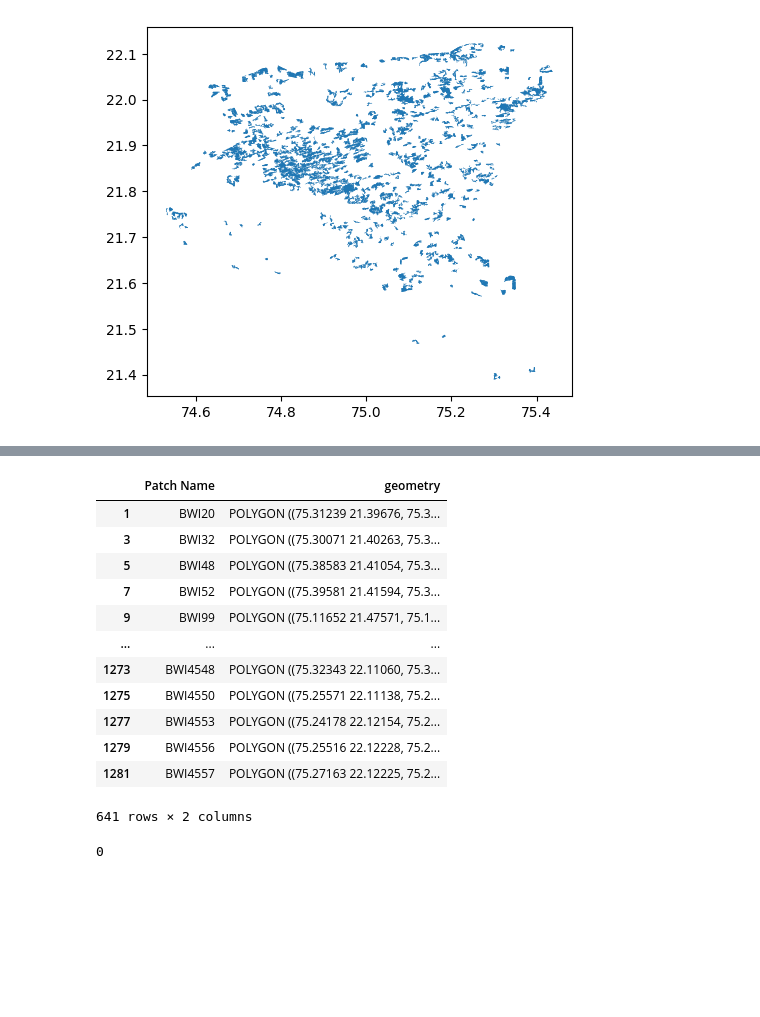
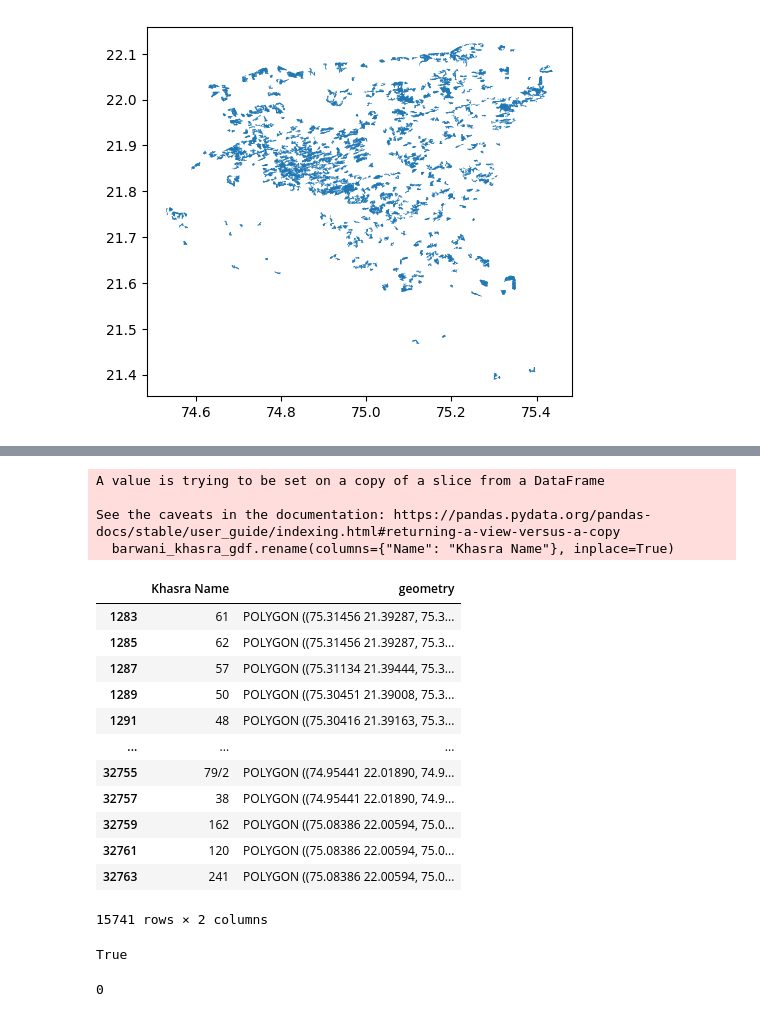
Before and after one commit to IDinsight/idinsight-solar-parks, a Jupyter notebook: notebooks/solar_parks_01_preprocessing.ipynb, the cells around one changed output, grey strips where cells are left out. Cells and saved outputs as stored; diff of their text form; code cells hidden in the pictures; blank space fills up the shorter version.

```diff
--- a/notebooks/solar_parks_01_preprocessing.ipynb
+++ b/notebooks/solar_parks_01_preprocessing.ipynb
@@ -449,19 +449,19 @@ save_shapefiles(
 # %% [markdown]
 ### Barwani
 # %%
-raw_barwani_gdf = gpd.read_file(
+barwani_gdf = gpd.read_file(
     RAW_DATA_DIR / "solar_park_shapefiles" / "Barwani Khasras" / "barwani_khasras.kml",
     driver="KML",
 )
 # %%
 # remove z-dimension
-raw_barwani_gdf.geometry = raw_barwani_gdf.geometry.apply(
+barwani_gdf.geometry = barwani_gdf.geometry.apply(
     lambda x: shapely.wkb.loads(shapely.wkb.dumps(x, output_dimension=2))
 )
 # break up multi-polygons
-raw_barwani_gdf_split = raw_barwani_gdf.explode(column="geometry", ignore_index=True)
+barwani_gdf = barwani_gdf.explode(column="geometry", ignore_index=True)
 # drop any single points or lines
-raw_barwani_gdf_split = raw_barwani_gdf_split[
-    raw_barwani_gdf_split.geometry.type.isin(["Polygon", "MultiPolygon"])
+barwani_gdf = barwani_gdf[
+    barwani_gdf.geometry.type.isin(["Polygon", "MultiPolygon"])
 ]
 # %%
@@ -488,3 +488,3 @@ raw_barwani_gdf_split
 # %%
 # no info in Description
-raw_barwani_gdf_split.drop(columns=["Description"], inplace=True)
+barwani_gdf.drop(columns=["Description"], inplace=True)
@@ -519,16 +524,0 @@ See the caveats in the documentation: https://pandas.pydata.org/pandas-docs/stab
-# %%
-barwani_patches_gdf
-# %% [output]
-|  | Patch Name | geometry |
-| 1 | BWI20 | POLYGON ((75.31239 21.39676, 75.3... |
-| 3 | BWI32 | POLYGON ((75.30071 21.40263, 75.3... |
-| 5 | BWI48 | POLYGON ((75.38583 21.41054, 75.3... |
-| 7 | BWI52 | POLYGON ((75.39581 21.41594, 75.3... |
-| 9 | BWI99 | POLYGON ((75.11652 21.47571, 75.1... |
-| ... | ... | ... |
-| 1273 | BWI4548 | POLYGON ((75.32343 22.11060, 75.3... |
-| 1275 | BWI4550 | POLYGON ((75.25571 22.11138, 75.2... |
-| 1277 | BWI4553 | POLYGON ((75.24178 22.12154, 75.2... |
-| 1279 | BWI4556 | POLYGON ((75.25516 22.12228, 75.2... |
-| 1281 | BWI4557 | POLYGON ((75.27163 22.12225, 75.2... |
-641 rows × 2 columns
@@ -538,0 +525,29 @@ barwani_khasra_gdf = barwani_khasra_gdf.sjoin(
+# %%
+# khasras
+barwani_khasra_gdf = barwani_gdf[
+    ~barwani_gdf["Name"].str.startswith("BWI")
+]
+barwani_khasra_gdf.rename(columns={"Name": "Khasra Name"}, inplace=True)
+barwani_khasra_gdf
+# %% [output]
+A value is trying to be set on a copy of a slice from a DataFrame
+
+See the caveats in the documentation: https://pandas.pydata.org/pandas-docs/stable/user_guide/indexing.html#returning-a-view-versus-a-copy
+  barwani_khasra_gdf.rename(columns={"Name": "Khasra Name"}, inplace=True)
+|  | Khasra Name | geometry |
+| 1283 | 61 | POLYGON ((75.31456 21.39287, 75.3... |
+| 1285 | 62 | POLYGON ((75.31456 21.39287, 75.3... |
+| 1287 | 57 | POLYGON ((75.31134 21.39444, 75.3... |
+| 1289 | 50 | POLYGON ((75.30451 21.39008, 75.3... |
+| 1291 | 48 | POLYGON ((75.30416 21.39163, 75.3... |
+| ... | ... | ... |
+| 32755 | 79/2 | POLYGON ((74.95441 22.01890, 74.9... |
+| 32757 | 38 | POLYGON ((74.95441 22.01890, 74.9... |
+| 32759 | 162 | POLYGON ((75.08386 22.00594, 75.0... |
+| 32761 | 120 | POLYGON ((75.08386 22.00594, 75.0... |
+| 32763 | 241 | POLYGON ((75.08386 22.00594, 75.0... |
+15741 rows × 2 columns
+# %%
+len(barwani_khasra_gdf) + len(barwani_patches_gdf) == len(barwani_gdf)
+# %% [output]
+True
```
Also changed, not shown: parts of 14 cells of this notebook.
